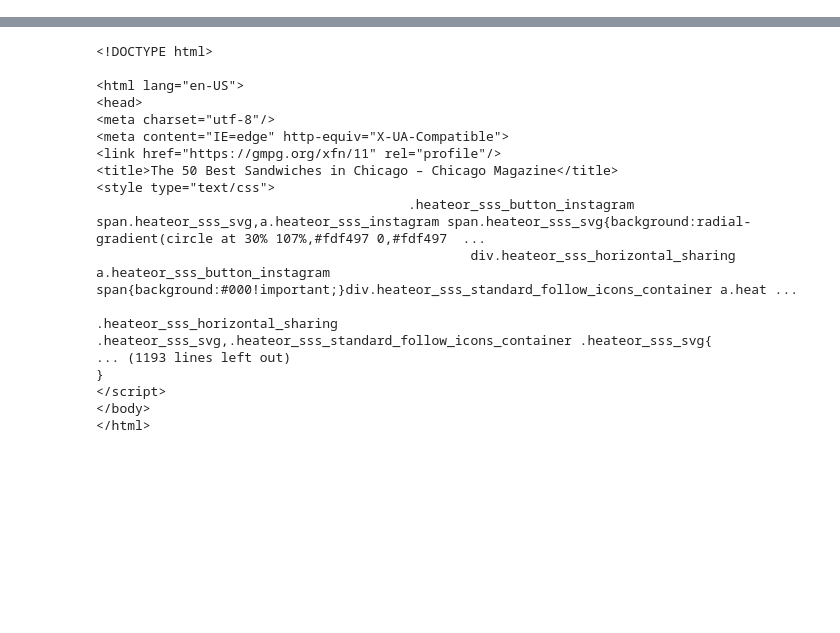
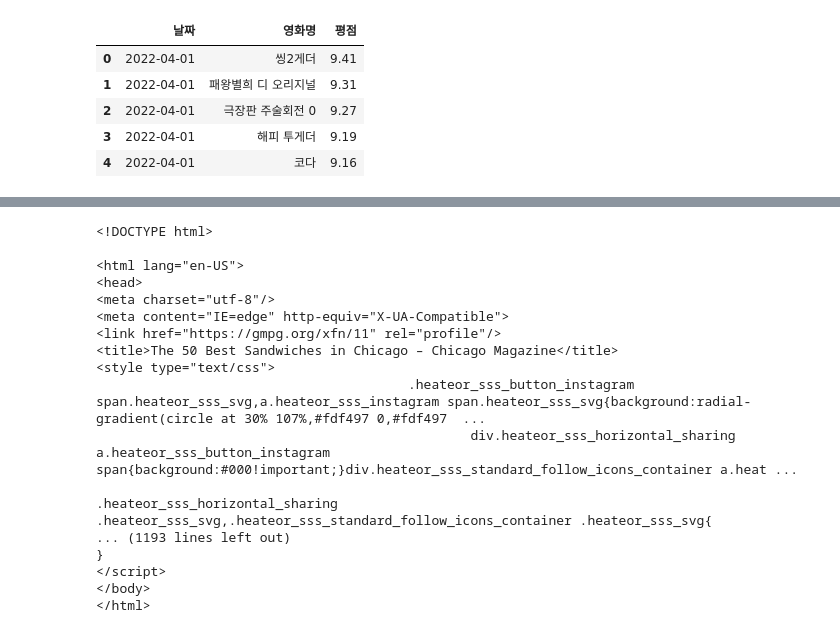
Before and after one commit to Minsik113/Python-Study, a Jupyter notebook: Analysis_practice/test.ipynb, the cells around one changed output, grey strips where cells are left out. Saved outputs shown, nothing was run; the diff lists cells and outputs as text; code cells hidden in the pictures; blank space fills up the shorter version.

```diff
--- a/Analysis_practice/test.ipynb
+++ b/Analysis_practice/test.ipynb
@@ -0,0 +27,20 @@
+# %%
+# 데이터 가져오기
+import urllib
+from tqdm import tqdm_notebook
+
+movie_date = []
+movie_name = []
+movie_point = []
+
+for today in tqdm_notebook(date):
+    html = 'http://movie.naver.com/' + \
+    'movie/sdb/rank/rmovie.naver?sel=cur&date={date}'
+
+    response = urlopen(html.format(date=urllib.parse.quote(today.strftime('%Y%m%d'))))
+    soup = BeautifulSoup(response, 'html.parser')
+    end = len(soup.find_all('div', 'tit5'))
+
+    movie_date.extend([today for n in range(0, end)])
+    movie_name.extend([soup.find_all('div','tit5')[n].a.string for n in range(0, end)])
+    movie_point.extend([soup.find_all('td','point')[n].string for n in range(0, end)])
@@ -0,0 +49,13 @@
+# %%
+# movie_list 데이터프레임 생성
+movie_list = pd.DataFrame({'날짜' : movie_date,
+                           '영화명' : movie_name,
+                           '평점' : movie_point})
+movie_list.head()
+# %% [output]
+|  | 날짜 | 영화명 | 평점 |
+| 0 | 2022-04-01 | 씽2게더 | 9.41 |
+| 1 | 2022-04-01 | 패왕별희 디 오리지널 | 9.31 |
+| 2 | 2022-04-01 | 극장판 주술회전 0 | 9.27 |
+| 3 | 2022-04-01 | 해피 투게더 | 9.19 |
+| 4 | 2022-04-01 | 코다 | 9.16 |
```
Also changed, not shown: parts of 8 cells of this notebook, 4 other files.
